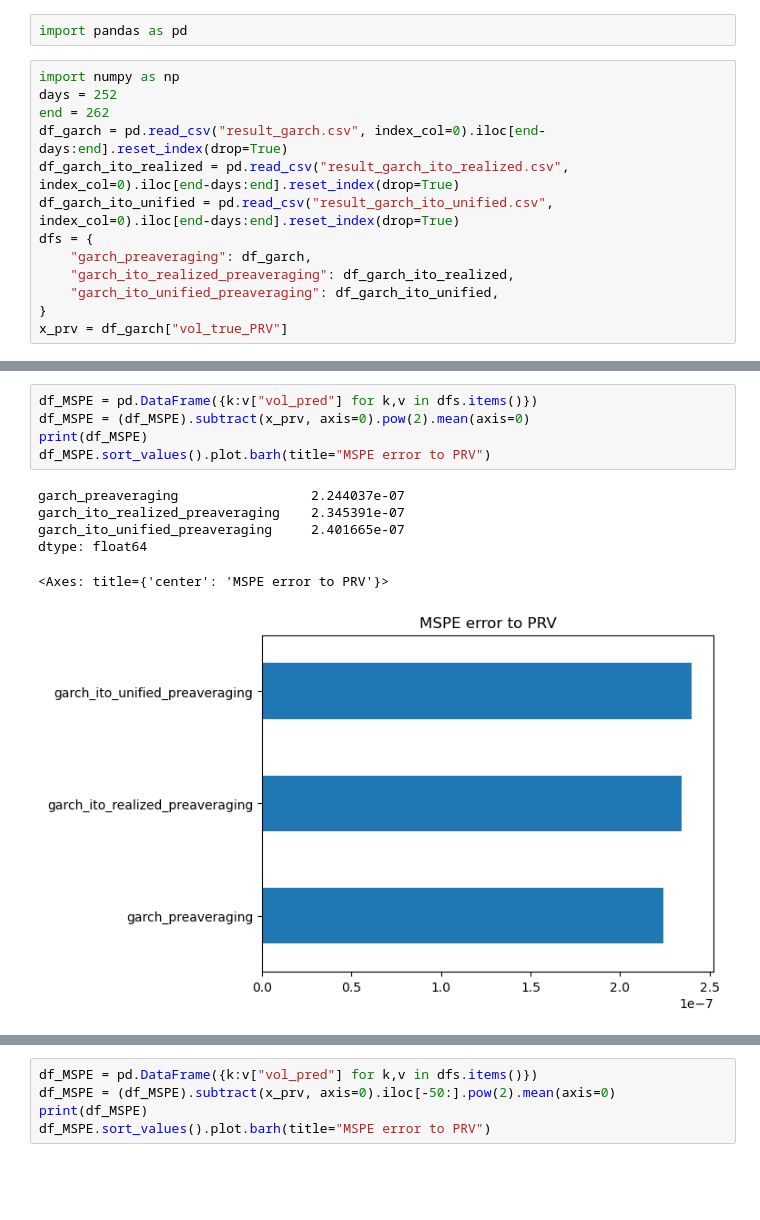
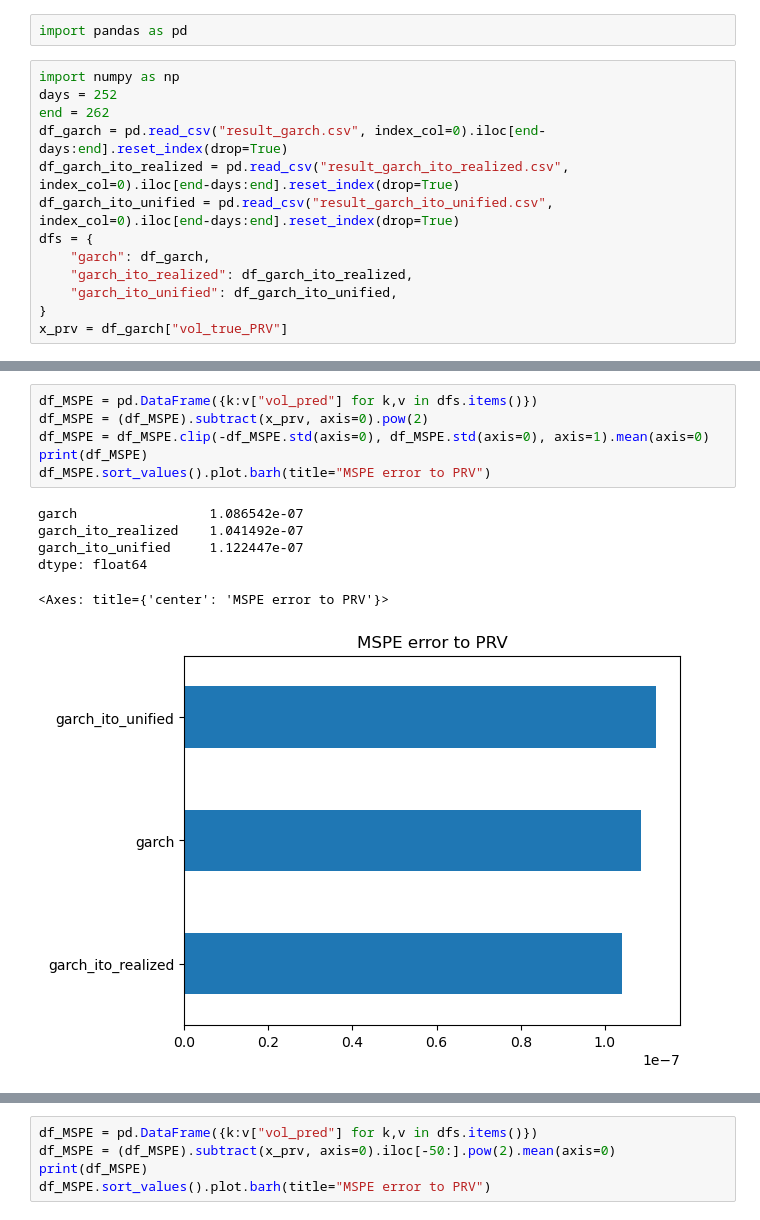
Before and after one commit to Thessal/garch_ito, a Jupyter notebook: report.ipynb, the cells around one changed output, grey strips where cells are left out. Cells and saved outputs as stored; diff of their text form; blank space fills up the shorter version.

```diff
--- a/report.ipynb
+++ b/report.ipynb
@@ -8,9 +8,9 @@ df_garch = pd.read_csv("result_garch.csv", index_col=0).iloc[end-days:end].reset
 df_garch_ito_realized = pd.read_csv("result_garch_ito_realized.csv", index_col=0).iloc[end-days:end].reset_index(drop=True)
 df_garch_ito_unified = pd.read_csv("result_garch_ito_unified.csv", index_col=0).iloc[end-days:end].reset_index(drop=True)
 dfs = {
-    "garch_preaveraging": df_garch,
-    "garch_ito_realized_preaveraging": df_garch_ito_realized,
-    "garch_ito_unified_preaveraging": df_garch_ito_unified,
+    "garch": df_garch,
+    "garch_ito_realized": df_garch_ito_realized,
+    "garch_ito_unified": df_garch_ito_unified,
 }
 x_prv = df_garch["vol_true_PRV"]
 # %%
@@ -23,12 +33,13 @@ df_est_vols.plot(ylim=(0,5e-3))
 # %%
 df_MSPE = pd.DataFrame({k:v["vol_pred"] for k,v in dfs.items()})
-df_MSPE = (df_MSPE).subtract(x_prv, axis=0).pow(2).mean(axis=0)
+df_MSPE = (df_MSPE).subtract(x_prv, axis=0).pow(2)
+df_MSPE = df_MSPE.clip(-df_MSPE.std(axis=0), df_MSPE.std(axis=0), axis=1).mean(axis=0)
 print(df_MSPE)
 df_MSPE.sort_values().plot.barh(title="MSPE error to PRV")
 # %% [output]
-garch_preaveraging                 2.244037e-07
-garch_ito_realized_preaveraging    2.345391e-07
-garch_ito_unified_preaveraging     2.401665e-07
+garch                 1.086542e-07
+garch_ito_realized    1.041492e-07
+garch_ito_unified     1.122447e-07
 dtype: float64
 <Axes: title={'center': 'MSPE error to PRV'}>
-[figure, old version]
+[figure, new version]
```
Also changed, not shown: parts of 3 cells of this notebook.
